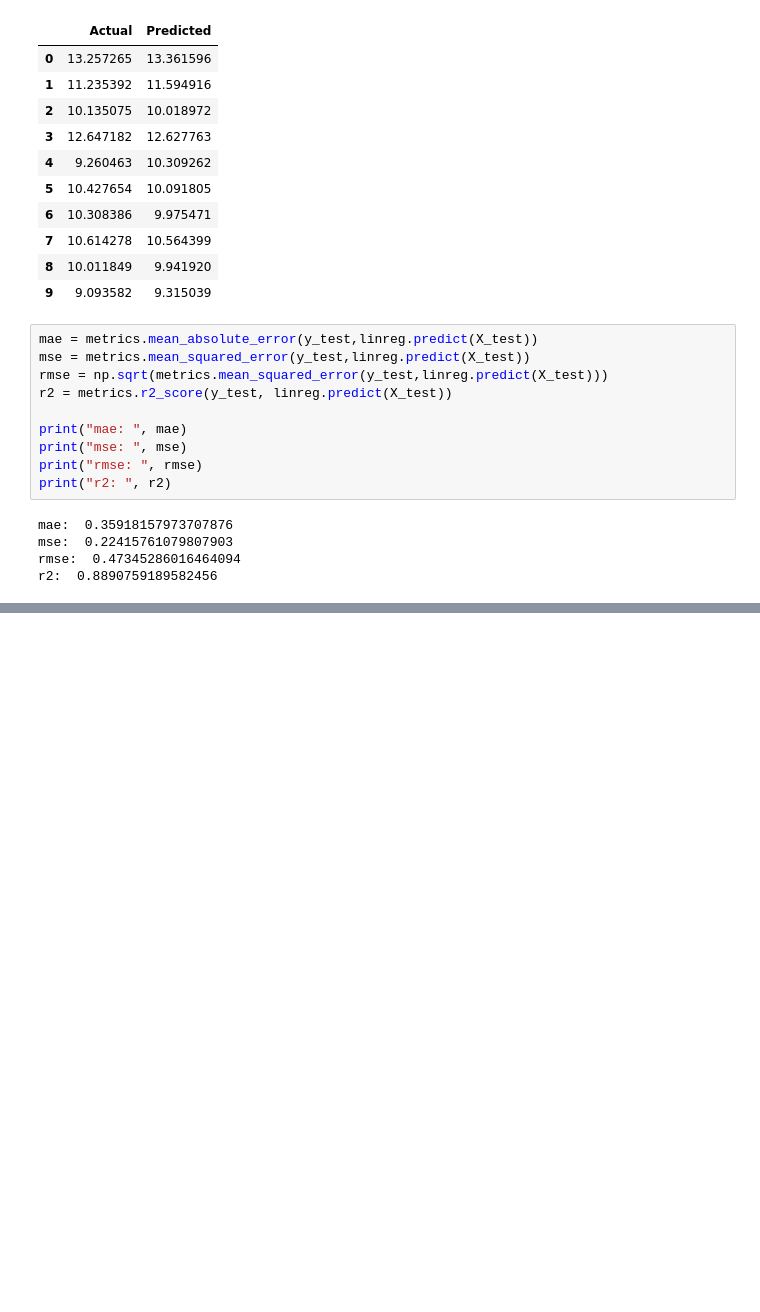
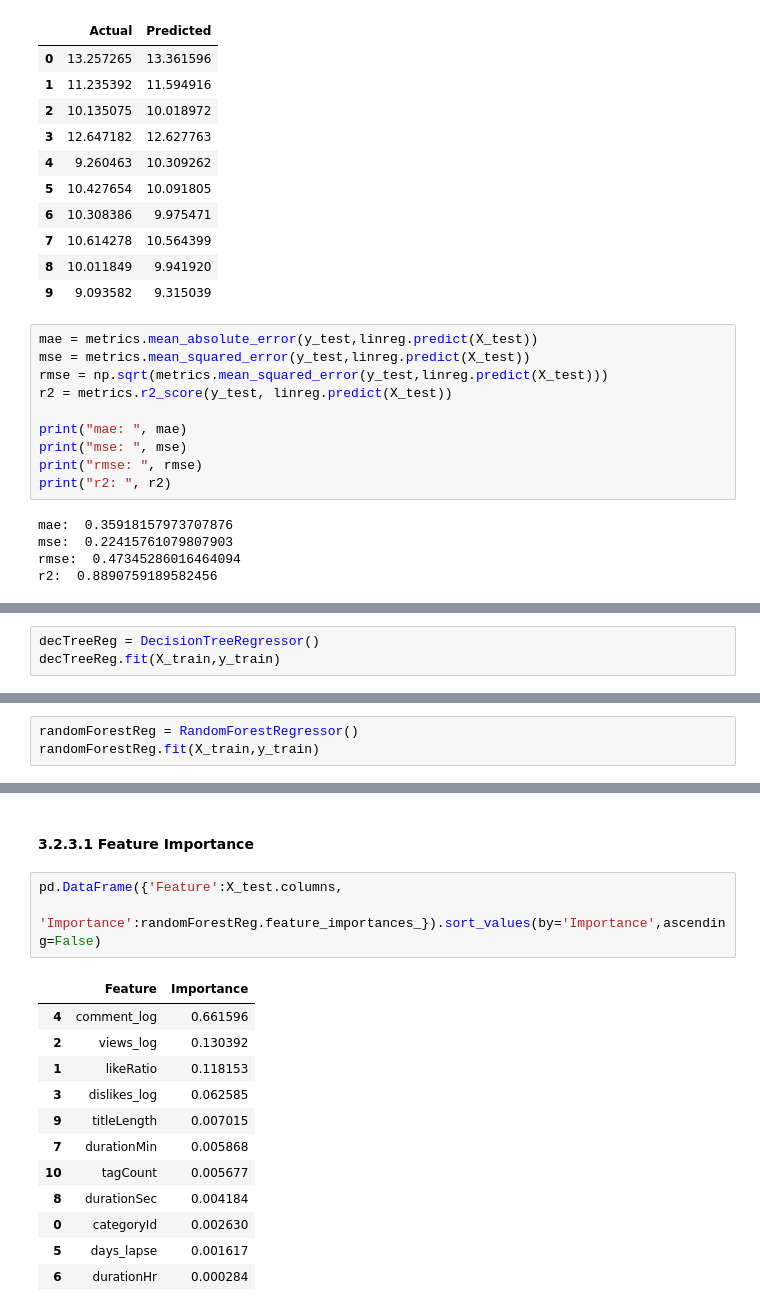
Before and after one commit to nickrwu/YouTube-Trending, a Jupyter notebook: yt-model.ipynb, the cells around one changed output, grey strips where cells are left out. Drawn from its saved outputs; the diff is of its cells as text; blank space fills up the shorter version.

```diff
--- a/yt-model.ipynb
+++ b/yt-model.ipynb
@@ -63,0 +98,3 @@ r2:  0.8890759189582456
+# %%
+decTreeReg = DecisionTreeRegressor()
+decTreeReg.fit(X_train,y_train)
@@ -63,0 +120,3 @@ r2:  0.8890759189582456
+# %%
+randomForestReg = RandomForestRegressor()
+randomForestReg.fit(X_train,y_train)
@@ -63,0 +140,18 @@ r2:  0.8890759189582456
+# %% [markdown]
+#### 3.2.3.1 Feature Importance
+# %%
+pd.DataFrame({'Feature':X_test.columns,
+              'Importance':randomForestReg.feature_importances_}).sort_values(by='Importance',ascending=False)
+# %% [output]
+|  | Feature | Importance |
+| 4 | comment_log | 0.661596 |
+| 2 | views_log | 0.130392 |
+| 1 | likeRatio | 0.118153 |
+| 3 | dislikes_log | 0.062585 |
+| 9 | titleLength | 0.007015 |
+| 7 | durationMin | 0.005868 |
+| 10 | tagCount | 0.005677 |
+| 8 | durationSec | 0.004184 |
+| 0 | categoryId | 0.002630 |
+| 5 | days_lapse | 0.001617 |
+| 6 | durationHr | 0.000284 |
```
Also changed, not shown: parts of 10 cells of this notebook, 3 other files.
